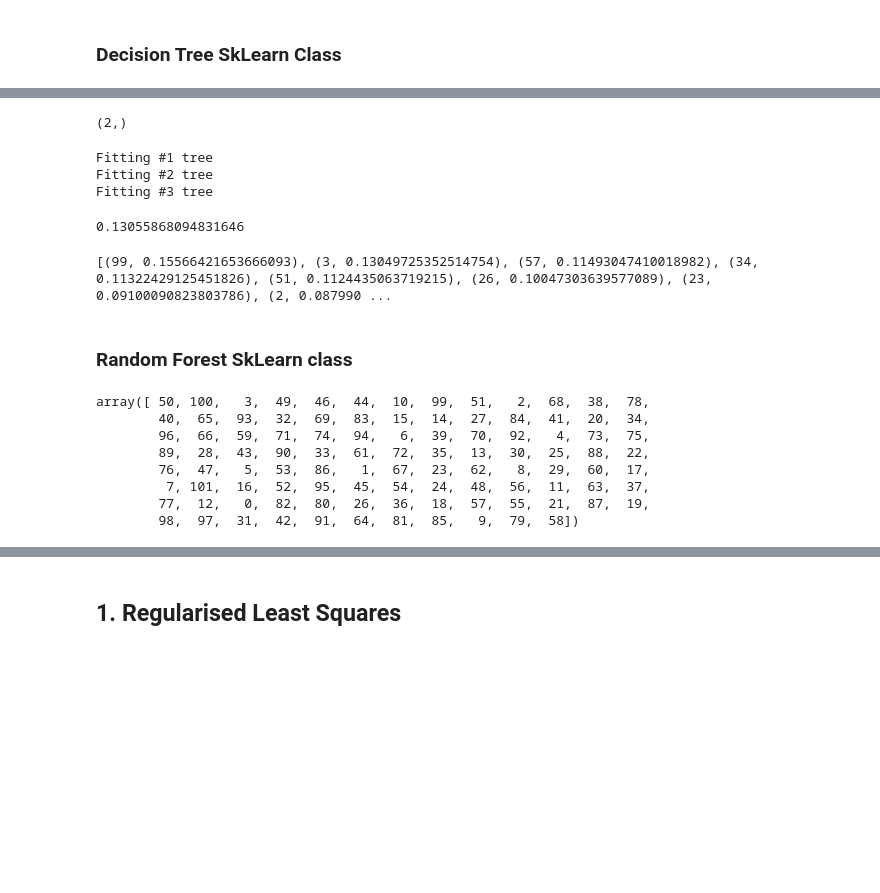
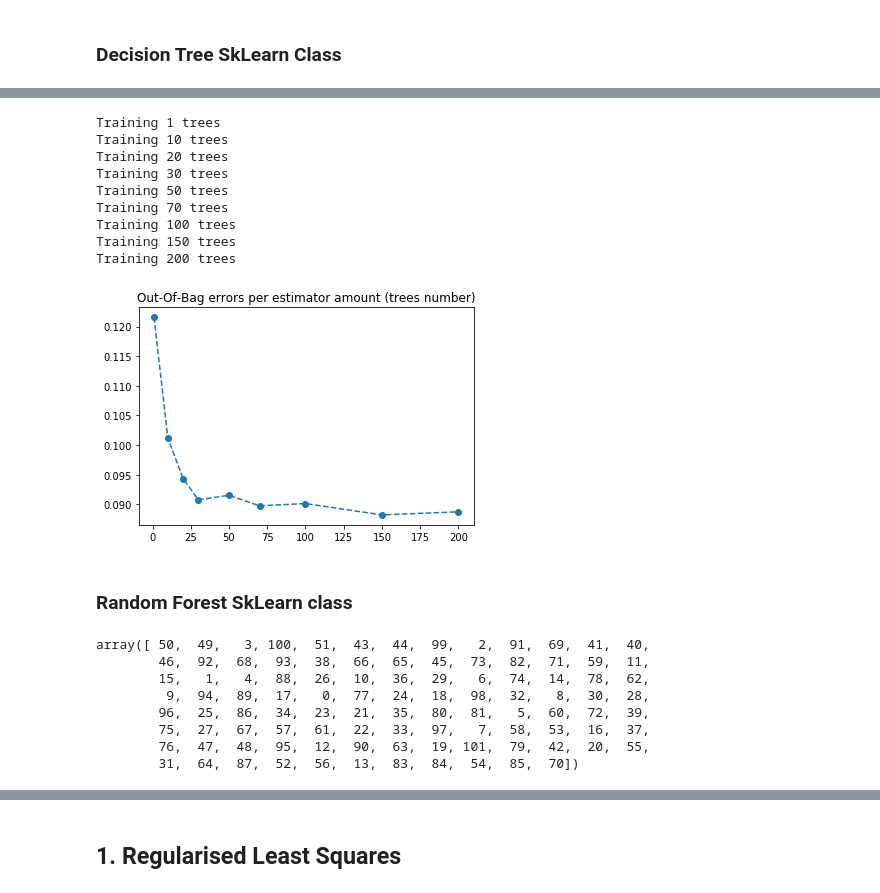
Before and after one commit to danif93/Community-And-Crime-Regression, a Jupyter notebook: kernel.ipynb, the cells around one changed output, grey strips where cells are left out. Saved outputs shown, nothing was run; the diff lists cells and outputs as text; code cells hidden in the pictures; blank space fills up the shorter version.

```diff
--- a/kernel.ipynb
+++ b/kernel.ipynb
@@ -204,7 +204,7 @@ class matchingPursuit:
 
             # project each column on the current residuals
             projection = np.matmul(residual.T, data_matrix)
-            # find the most correlated variable
+            # find the most correlated variable: the one that in norm maximise the projections
             k = np.argmax(np.divide(np.square(projection), data_2norm))
             self.indexes.append(k)
 
@@ -214,10 +214,26 @@ class matchingPursuit:
 
         return self
 
+
     def predict(self, X):
         if self.weights is None:
             raise Exception("weights not initialised! need to first fit the model")
         return np.matmul(X, self.weights)
+
+
+    def sort_featureImportances(self, columns=None, num=0):
+        if self.weights is None:
+            raise Exception("Need to first fit the model!")
+
+        d = len(self.weights)
+        n_printFeat = d if not num else num
+
+        if columns is None:
+            return sorted(zip(range(d),self.weights), key=lambda kv: abs(kv[1]), reverse=True)[:n_printFeat]
+
+        if len(columns) != d:
+            raise Exception("Argument list lenght differs from feature total amount")
+        return sorted(zip(columns, self.weights), key=lambda kv: abs(kv[1]), reverse=True)[:n_printFeat]
 # %%
 mp = matchingPursuit(iterations=10)
 mp.fit(trainVal_data, trainVal_values)
@@ -295,5 +342,5 @@ class lasso_regression: # Iterative Soft Thresholding Algorithm (Proximal Gradie
 # %%
-lr = lasso_regression(iterations=10)
-lr.fit(trainVal_data, trainVal_values, 0.8)
-np.where(lr.weights)[0]
+lr = lasso_regression(iterations=1000)
+lr.fit(trainVal_data, trainVal_values, 0.5)
+lr.sort_featureImportances(columns=pred_features.columns)
 # %% [output]
@@ -696,39 +810,45 @@ a = np.random.normal(size=(5,6))
-# %%
-a[1,[1,2]].shape
-# %% [output]
-(2,)
 # %%
-nrf = NumericalRandomForest_regressor(3)
-# no train and test, cause it's a forest
-nrf.fit(data, values, depth=100, minElems_perLeaf=5);
-nrf.oob_error
+n_trees = [1,10,20,30,50,70,100,150,200]
+oob_errors = np.empty(len(n_trees))
+for i, num_t in enumerate(n_trees):
+    print("Training {} trees".format(num_t))
+    nrf = NumericalRandomForest_regressor(num_t)
+    # no train and test, cause it's a forest
+    nrf.fit(data, values, depth=100, minElems_perLeaf=5);
+    oob_errors[i] = nrf.oob_error
 # %% [output]
-Fitting #1 tree
-Fitting #2 tree
-Fitting #3 tree
+Training 1 trees
+Training 10 trees
+Training 20 trees
+Training 30 trees
+Training 50 trees
+Training 70 trees
+Training 100 trees
+Training 150 trees
+Training 200 trees
-0.13055868094831646
-# %%
-nrf.print_featureImportances()
-# %% [output]
-[(99, 0.15566421653666093), (3, 0.13049725352514754), (57, 0.11493047410018982), (34, 0.11322429125451826), (51, 0.1124435063719215), (26, 0.10047303639577089), (23, 0.09100090823803786), (2, 0.087990 ...
+# %%
+plt.title("Out-Of-Bag errors per estimator amount (trees number)")
+plt.errorbar(n_trees, oob_errors, fmt='--o');
+# %% [output]
+[figure, added]
 # %% [markdown]
 ### Random Forest SkLearn class
 # %%
 from sklearn.ensemble import RandomForestRegressor
 
-rfr = RandomForestRegressor()
+rfr = RandomForestRegressor(n_estimators=100)
 # oob error not working, need to perform evaluation on test split
 rfr.fit(trainVal_data, trainVal_values.ravel())
 np.flip(np.argsort(rfr.feature_importances_))
 # %% [output]
-array([ 50, 100,   3,  49,  46,  44,  10,  99,  51,   2,  68,  38,  78,
-        40,  65,  93,  32,  69,  83,  15,  14,  27,  84,  41,  20,  34,
-        96,  66,  59,  71,  74,  94,   6,  39,  70,  92,   4,  73,  75,
-        89,  28,  43,  90,  33,  61,  72,  35,  13,  30,  25,  88,  22,
-        76,  47,   5,  53,  86,   1,  67,  23,  62,   8,  29,  60,  17,
-         7, 101,  16,  52,  95,  45,  54,  24,  48,  56,  11,  63,  37,
-        77,  12,   0,  82,  80,  26,  36,  18,  57,  55,  21,  87,  19,
-        98,  97,  31,  42,  91,  64,  81,  85,   9,  79,  58])
+array([ 50,  49,   3, 100,  51,  43,  44,  99,   2,  91,  69,  41,  40,
+        46,  92,  68,  93,  38,  66,  65,  45,  73,  82,  71,  59,  11,
+        15,   1,   4,  88,  26,  10,  36,  29,   6,  74,  14,  78,  62,
+         9,  94,  89,  17,   0,  77,  24,  18,  98,  32,   8,  30,  28,
+        96,  25,  86,  34,  23,  21,  35,  80,  81,   5,  60,  72,  39,
+        75,  27,  67,  57,  61,  22,  33,  97,   7,  58,  53,  16,  37,
+        76,  47,  48,  95,  12,  90,  63,  19, 101,  79,  42,  20,  55,
+        31,  64,  87,  52,  56,  13,  83,  84,  54,  85,  70])
 # %%
 pred = rfr.predict(test_data)
 rem = Regression_evaluationMetric(test_values, pred)
```
Also changed, not shown: parts of 45 cells of this notebook, 2 other files.
